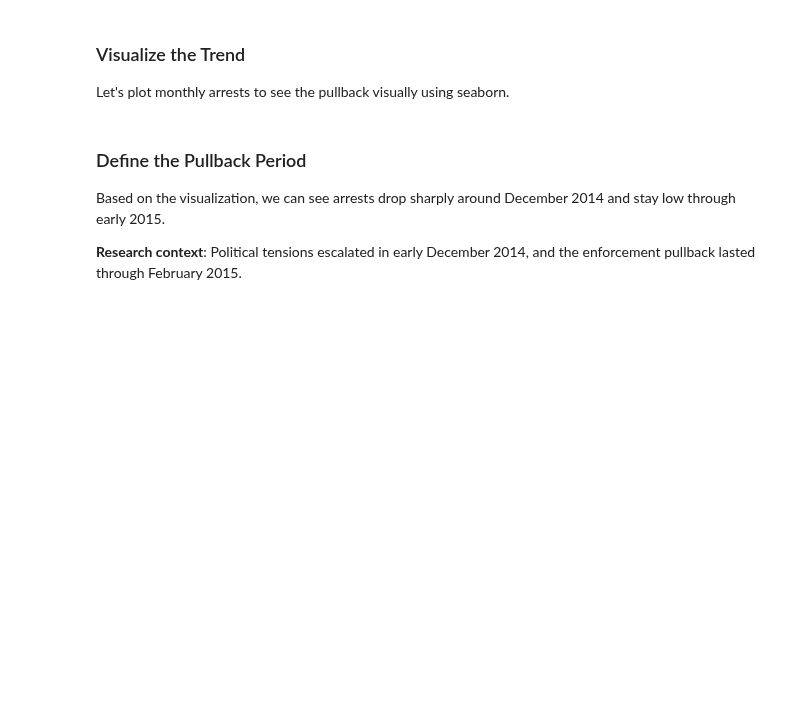
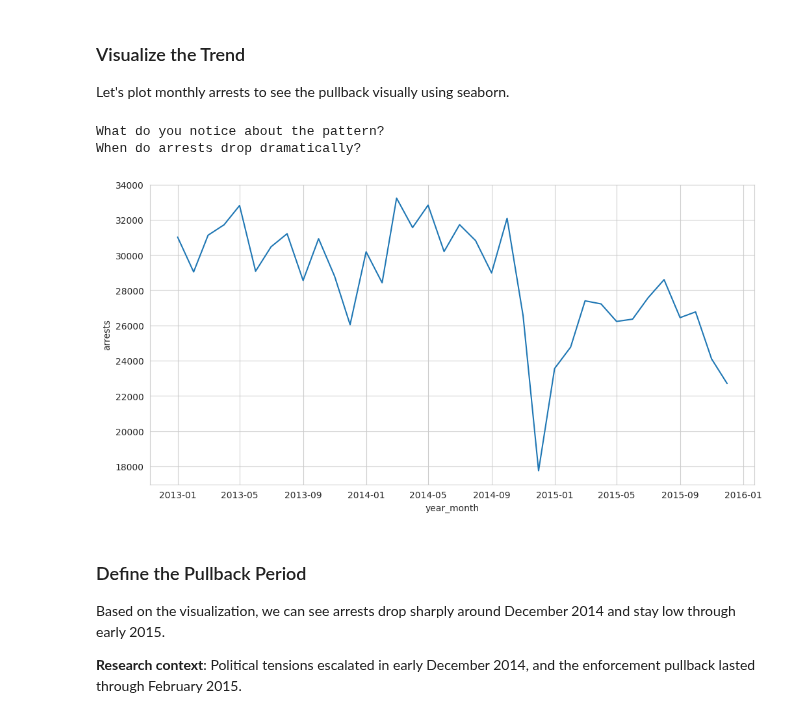
Before and after one commit to zjelveh/zjelveh.github.io, a Jupyter notebook: files/cfc/8_datetime_operations_solutions.ipynb, the cells around one changed output. Cells and saved outputs as stored; diff of their text form; code cells hidden in the pictures; blank space fills up the shorter version.

```diff
--- a/files/cfc/8_datetime_operations_solutions.ipynb
+++ b/files/cfc/8_datetime_operations_solutions.ipynb
@@ -278,13 +399,17 @@ Let's plot monthly arrests to see the pullback visually using seaborn.
 # %%
 # Convert to DataFrame for seaborn
 monthly_df = monthly_arrests.reset_index()
 monthly_df.columns = ['year_month', 'arrests']
 
 # Create the plot
-sns.lineplot(data=monthly_df, x='year_month', y='arrests', marker='o', linewidth=2)
+sns.lineplot(data=monthly_df, x='year_month', y='arrests')
 
 print("\nWhat do you notice about the pattern?")
 print("When do arrests drop dramatically?");
+# %% [output]
+What do you notice about the pattern?
+When do arrests drop dramatically?
+[figure, added]
 # %% [markdown]
 ### Define the Pullback Period
 
```
Also changed, not shown: parts of 37 cells of this notebook, 2 other files.
